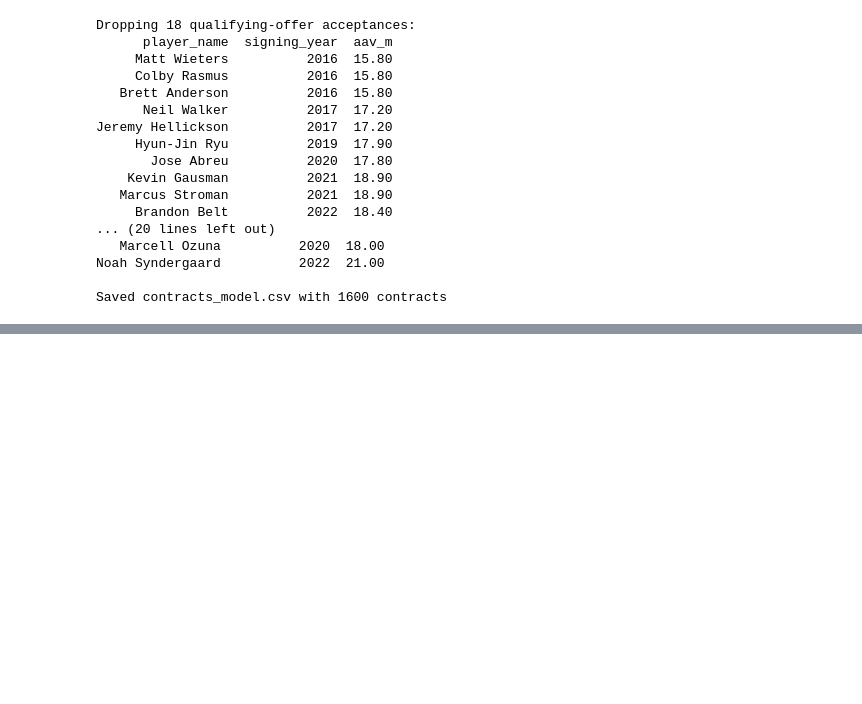
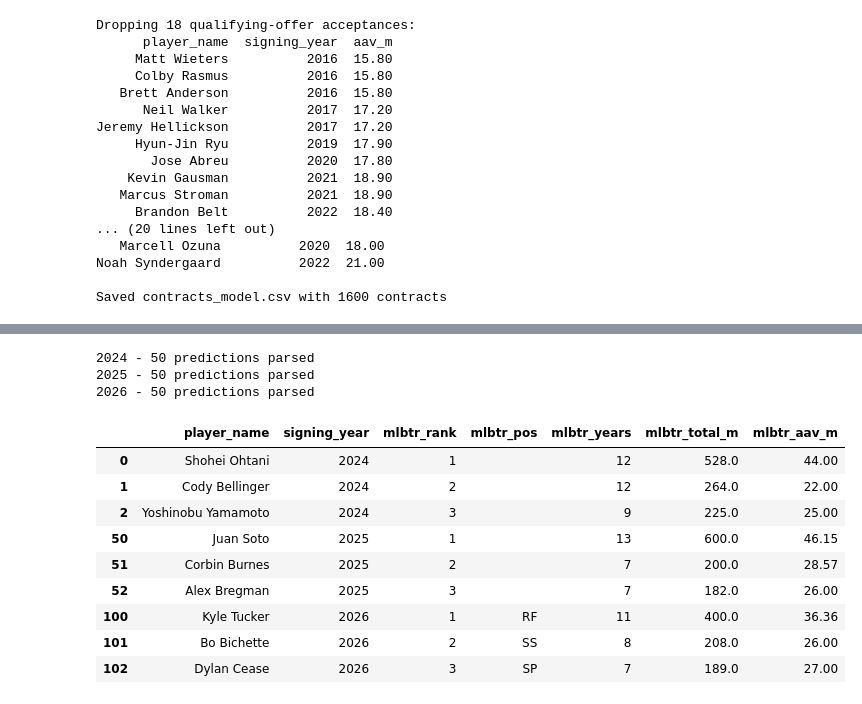
Before and after one commit to jpascarella17/fa-contract-model, a Jupyter notebook: notebooks/02_pull_stats.ipynb, the cells around one changed output, grey strips where cells are left out. Cells and saved outputs as stored; diff of their text form; code cells hidden in the pictures; blank space fills up the shorter version.

Commit message:
Parse MLBTR predictions for benchmark

```diff
--- a/notebooks/02_pull_stats.ipynb
+++ b/notebooks/02_pull_stats.ipynb
@@ -1372,0 +1430,9 @@ Saved contracts_model.csv with 1600 contracts
+# %%
+for yr in [2024, 2025]:
+    with open(f"../data/raw/mlbtr_pred_{yr}.txt", encoding="utf-8") as f:
+        text = f.read()
+    lines = [l for l in text.splitlines() if l.strip()]
+    print(f"{yr}: {len(text)} characters, {len(lines)} non-empty lines")
+    for l in lines[:6]:
+        print("   ", repr(l[:100]))
+    print()
@@ -1372,0 +1455,62 @@ Saved contracts_model.csv with 1600 contracts
+# %%
+import os
+import re
+import pandas as pd
+
+num_words = {"one": 1, "two": 2, "three": 3, "four": 4, "five": 5, "six": 6, "seven": 7,
+             "eight": 8, "nine": 9, "ten": 10, "eleven": 11, "twelve": 12,
+             "thirteen": 13, "fourteen": 14, "fifteen": 15}
+
+# rank. Name[, POS] then ":" or "." then "N years, $XMM" (years may be a word)
+pat = re.compile(
+    r"^\s*(\d{1,2})\.\s+(.+?)(?:,\s*([A-Z0-9/]+))?\s*[.:]\s*(\d+|[A-Za-z]+)[\s-]+years?,\s*\$([\d.,]+)\s*MM",
+    re.IGNORECASE)
+
+cols = ["player_name", "signing_year", "mlbtr_rank", "mlbtr_pos", "mlbtr_years", "mlbtr_total_m"]
+
+def parse_mlbtr(path, signing_year):
+    rows = []
+    with open(path, encoding="utf-8") as f:
+        for line in f:
+            m = pat.match(line)
+            if not m:
+                continue
+            rank, name, pos, yrs, total = m.groups()
+            yrs = int(yrs) if yrs.isdigit() else num_words.get(yrs.lower())
+            if yrs is None:
+                print("Could not read years in:", line.strip()[:80])
+                continue
+            rows.append([name.strip(), signing_year, int(rank), (pos or "").upper(),
+                         yrs, float(total.replace(",", ""))])
+    out = pd.DataFrame(rows, columns=cols)
+    out["mlbtr_aav_m"] = (out["mlbtr_total_m"] / out["mlbtr_years"]).round(2)
+    return out
+
+frames = []
+for yr in [2024, 2025, 2026]:
+    path = f"../data/raw/mlbtr_pred_{yr}.txt"
+    if not os.path.exists(path):
+        print(yr, "- file not found yet, skipping")
+        continue
+    df_yr = parse_mlbtr(path, yr)
+    print(yr, "-", len(df_yr), "predictions parsed", "(expected 50)" if len(df_yr) != 50 else "")
+    frames.append(df_yr)
+
+if frames:
+    mlbtr = pd.concat(frames, ignore_index=True)
+    mlbtr.to_csv("../data/processed/mlbtr_predictions.csv", index=False)
+    display(mlbtr.groupby("signing_year").head(3))
+# %% [output]
+2024 - 50 predictions parsed
+2025 - 50 predictions parsed
+2026 - 50 predictions parsed
+|  | player_name | signing_year | mlbtr_rank | mlbtr_pos | mlbtr_years | mlbtr_total_m | mlbtr_aav_m |
+| 0 | Shohei Ohtani | 2024 | 1 |  | 12 | 528.0 | 44.00 |
+| 1 | Cody Bellinger | 2024 | 2 |  | 12 | 264.0 | 22.00 |
+| 2 | Yoshinobu Yamamoto | 2024 | 3 |  | 9 | 225.0 | 25.00 |
+| 50 | Juan Soto | 2025 | 1 |  | 13 | 600.0 | 46.15 |
+| 51 | Corbin Burnes | 2025 | 2 |  | 7 | 200.0 | 28.57 |
+| 52 | Alex Bregman | 2025 | 3 |  | 7 | 182.0 | 26.00 |
+| 100 | Kyle Tucker | 2026 | 1 | RF | 11 | 400.0 | 36.36 |
+| 101 | Bo Bichette | 2026 | 2 | SS | 8 | 208.0 | 26.00 |
+| 102 | Dylan Cease | 2026 | 3 | SP | 7 | 189.0 | 27.00 |
```
Also changed, not shown: parts of 3 cells of this notebook, 3 other files.
